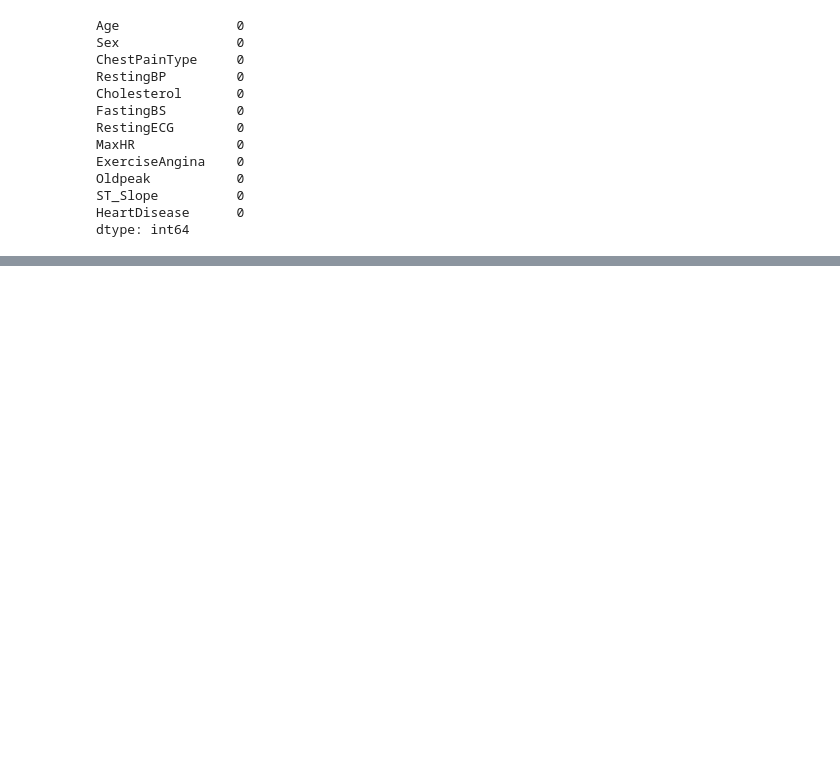
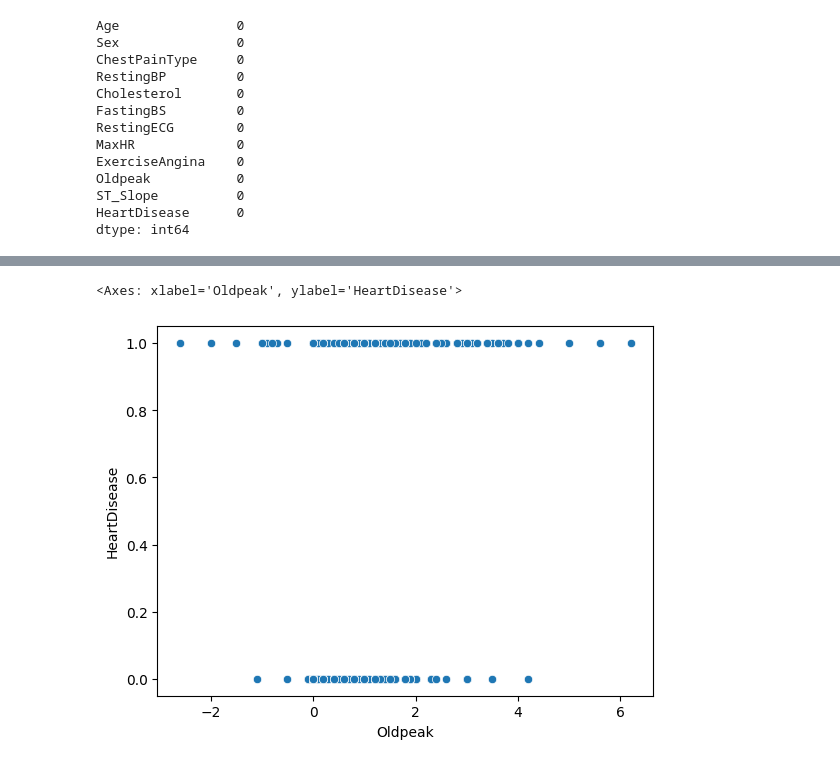
Before and after one commit to AnshulKumar79/Heart_Disease_Prediction_Model, a Jupyter notebook: HeartDiseasePrediction.ipynb, the cells around one changed output, grey strips where cells are left out. Drawn from its saved outputs; the diff is of its cells as text; code cells hidden in the pictures; blank space fills up the shorter version.

```diff
--- a/HeartDiseasePrediction.ipynb
+++ b/HeartDiseasePrediction.ipynb
@@ -92,0 +247,5 @@ dtype: int64
+# %%
+sns.scatterplot(df,x='Oldpeak', y='HeartDisease')
+# %% [output]
+<Axes: xlabel='Oldpeak', ylabel='HeartDisease'>
+[figure, added]
```
Also changed, not shown: parts of 14 cells of this notebook.
